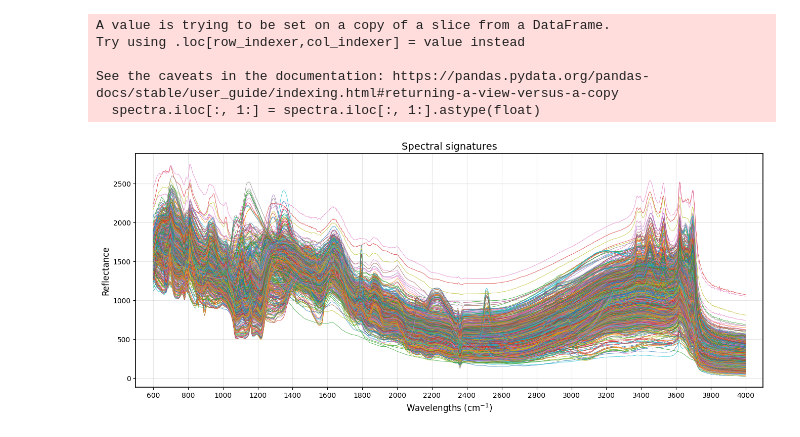
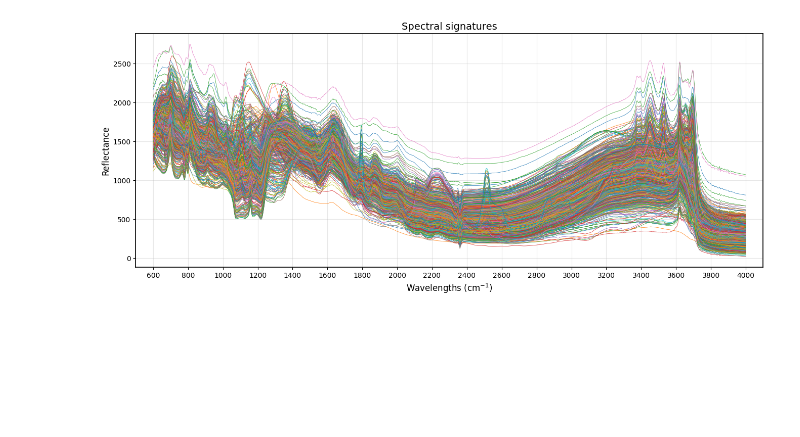
Before and after one commit to angelomaia/discretization-soil-spectroscopy, a Jupyter notebook: contents_data_analysis.ipynb, the cells around one changed output. Drawn from its saved outputs; the diff is of its cells as text; code cells hidden in the pictures; blank space fills up the shorter version.

```diff
--- a/contents_data_analysis.ipynb
+++ b/contents_data_analysis.ipynb
@@ -30,18 +72,18 @@ ax
 # %%
-data = pd.read_csv('K:/Google Drive/DOUTORADO/Tese 2.0/Chapter I/KELLOGs/dataset.csv')
+#data = pd.read_csv('K:/Google Drive/DOUTORADO/Tese 2.0/Chapter I/KELLOGs/dataset.csv')
 subsoil = pd.read_csv('subsoil.csv', header=None)
 topsoil = pd.read_csv('topsoil.csv', header=None)
 
 data['depth'] = 'None'
 data.loc[data['id.layer_uuid_c'].isin(subsoil[0]), 'depth'] = 'Subsoil'
 data.loc[data['id.layer_uuid_c'].isin(topsoil[0]), 'depth'] = 'Topsoil'
-data = data[data['depth'] != 'None']
+data_depth = data[data['depth'] != 'None']
 
-for col in columns_to_plot:
-    data = data.sort_values(by=col,ascending=False)
-    data = data[5:]
+#for col in columns_to_plot:
+#    data = data.sort_values(by=col,ascending=False)
+#    data = data[5:]
 
-data_plot = data.copy()
+data_plot = data_depth.copy()
 
 scaler = MinMaxScaler(feature_range=(0, 1))
 data_plot[columns_to_plot] = scaler.fit_transform(data_plot[columns_to_plot])
@@ -54,7 +96,7 @@ ax = sns.boxplot(data=data_melted,
                 y='Value',
                 hue='depth',
                 orient='v',
-                palette = ["#009E73", "#D55E00"],
+                palette = ["limegreen", "darkorange"],
                 hue_order=['Topsoil','Subsoil'])
 ax.set_title('Normalized Boxplot for each Element', fontsize=18)
 ax.set_ylabel('Normalized Values', fontsize=14)
@@ -66,15 +107,0 @@ plt.show()
-# %%
-data = pd.read_csv('K:/Google Drive/DOUTORADO/Tese 2.0/Chapter I/KELLOGs/dataset.csv')
-subsoil = pd.read_csv('subsoil.csv', header=None)
-topsoil = pd.read_csv('topsoil.csv', header=None)
-
-data['depth'] = 'None'
-data.loc[data['id.layer_uuid_c'].isin(subsoil[0]), 'depth'] = 'subsoil'
-data.loc[data['id.layer_uuid_c'].isin(topsoil[0]), 'depth'] = 'topsoil'
-#data = data[data['depth'] != 'None']
-
-for col in columns_to_plot:
-    data = data.sort_values(by=col,ascending=False)
-    data = data[5:]
-
-data.shape
@@ -196,26 +172,19 @@ plt.show()
 # %%
-spectra.iloc[:, 1:] = spectra.iloc[:, 1:].astype(float)
-
 plt.figure(figsize=(16,6))
 
-for index, row in spectra.iloc[:,1:].iterrows():
+for index, row in spectra.iloc[:,1:].astype(float).iterrows():
     plt.plot(row, linewidth=0.5)
 
 plt.xlabel('Wavelengths (cm$^{-1}$)', fontsize=12)
 plt.ylabel('Reflectance', fontsize=12)
 plt.title('Spectral signatures', fontsize=14)
 plt.xlim(500,4100)
 
 plt.rcParams['axes.linewidth'] = 1.2
 x_ticks = range(600, 4199, 200)
 plt.xticks(x_ticks)
 plt.grid(True, linestyle='-', alpha=0.3)
 
 plt.show()
 # %% [output]
-A value is trying to be set on a copy of a slice from a DataFrame.
-Try using .loc[row_indexer,col_indexer] = value instead
-
-See the caveats in the documentation: https://pandas.pydata.org/pandas-docs/stable/user_guide/indexing.html#returning-a-view-versus-a-copy
-  spectra.iloc[:, 1:] = spectra.iloc[:, 1:].astype(float)
-[figure, old version]
+[figure, new version]
```
Also changed, not shown: parts of 22 cells of this notebook, 2 other files.
